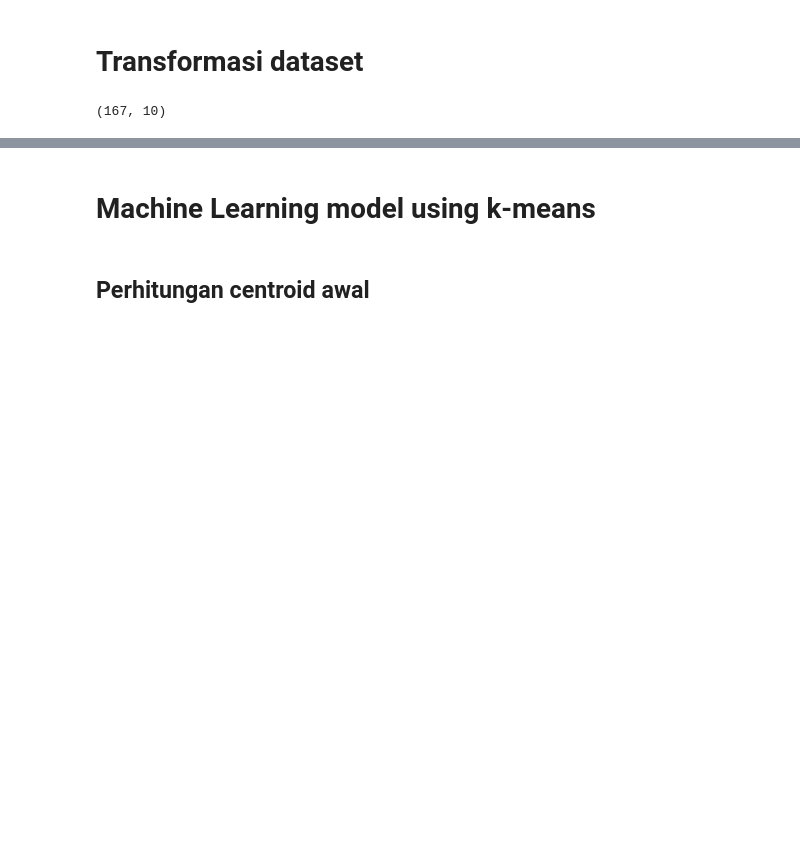
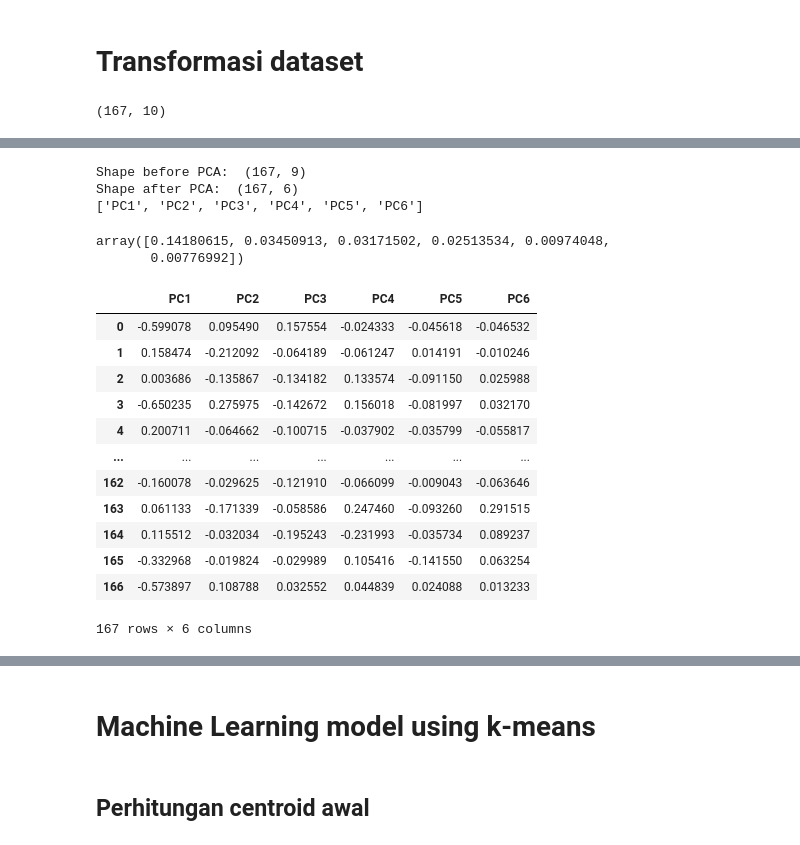
Before and after one commit to khalilullahalfaath/case_based_2_ML, a Jupyter notebook: Copy_of_Case_Based_2_ML_1301204376.ipynb, the cells around one changed output, grey strips where cells are left out. Cells and saved outputs as stored; diff of their text form; code cells hidden in the pictures; blank space fills up the shorter version.

```diff
--- a/Copy_of_Case_Based_2_ML_1301204376.ipynb
+++ b/Copy_of_Case_Based_2_ML_1301204376.ipynb
@@ -337,0 +452,43 @@ df_normalized
+# %%
+pca = PCA(n_components=0.95)
+pca_features = pca.fit_transform(x)
+
+print('Shape before PCA: ', x.shape)
+print('Shape after PCA: ', pca_features.shape)
+
+_,n = pca_features.shape
+
+columnsPCA = []
+for i in range(1,n+1):
+  colName = "PC"+str(i)
+  columnsPCA.append(colName)
+print(columnsPCA)
+
+pca_df = pd.DataFrame(
+    data=pca_features,
+    columns=columnsPCA)
+# %% [output]
+Shape before PCA:  (167, 9)
+Shape after PCA:  (167, 6)
+['PC1', 'PC2', 'PC3', 'PC4', 'PC5', 'PC6']
+# %%
+pca.explained_variance_
+# %% [output]
+array([0.14180615, 0.03450913, 0.03171502, 0.02513534, 0.00974048,
+       0.00776992])
+# %%
+pca_df
+# %% [output]
+|  | PC1 | PC2 | PC3 | PC4 | PC5 | PC6 |
+| 0 | -0.599078 | 0.095490 | 0.157554 | -0.024333 | -0.045618 | -0.046532 |
+| 1 | 0.158474 | -0.212092 | -0.064189 | -0.061247 | 0.014191 | -0.010246 |
+| 2 | 0.003686 | -0.135867 | -0.134182 | 0.133574 | -0.091150 | 0.025988 |
+| 3 | -0.650235 | 0.275975 | -0.142672 | 0.156018 | -0.081997 | 0.032170 |
+| 4 | 0.200711 | -0.064662 | -0.100715 | -0.037902 | -0.035799 | -0.055817 |
+| ... | ... | ... | ... | ... | ... | ... |
+| 162 | -0.160078 | -0.029625 | -0.121910 | -0.066099 | -0.009043 | -0.063646 |
+| 163 | 0.061133 | -0.171339 | -0.058586 | 0.247460 | -0.093260 | 0.291515 |
+| 164 | 0.115512 | -0.032034 | -0.195243 | -0.231993 | -0.035734 | 0.089237 |
+| 165 | -0.332968 | -0.019824 | -0.029989 | 0.105416 | -0.141550 | 0.063254 |
+| 166 | -0.573897 | 0.108788 | 0.032552 | 0.044839 | 0.024088 | 0.013233 |
+167 rows × 6 columns
```
Also changed, not shown: parts of 20 cells of this notebook.
